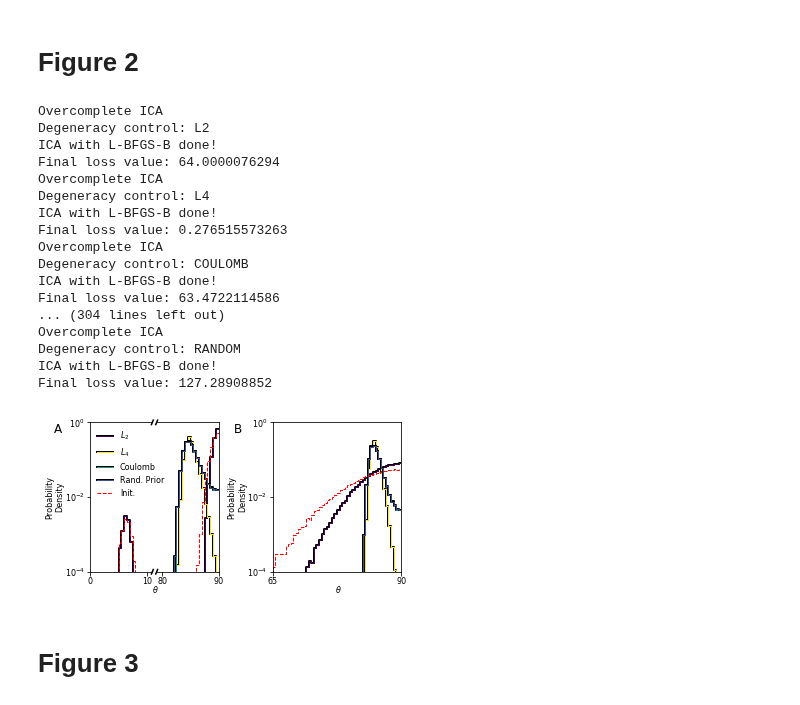
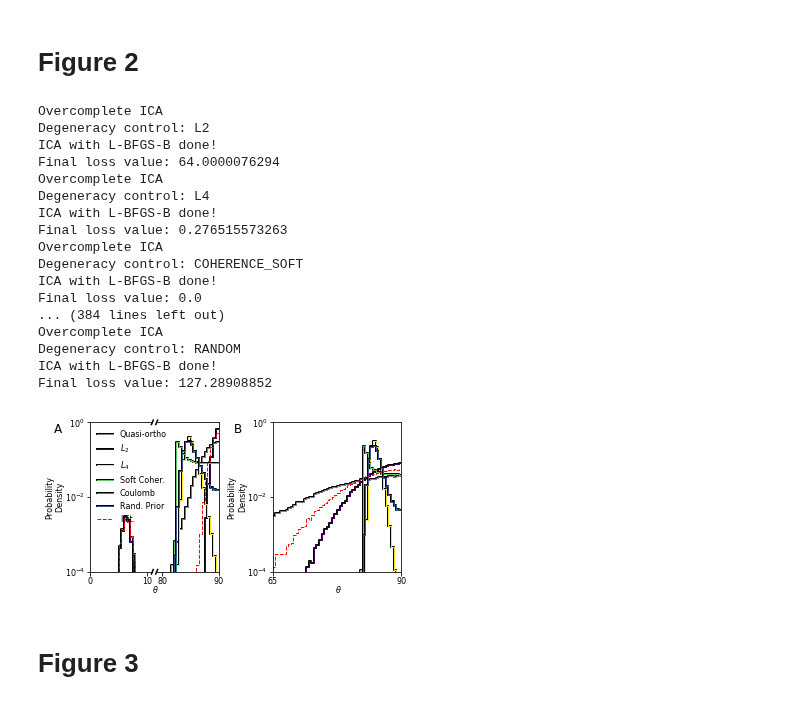
Before and after one commit to JesseLivezey/oc_ica, a Jupyter notebook: notebooks/figs_1_2_3.ipynb, the cells around one changed output. Saved outputs shown, nothing was run; the diff lists cells and outputs as text; code cells hidden in the pictures.

```diff
--- a/notebooks/figs_1_2_3.ipynb
+++ b/notebooks/figs_1_2_3.ipynb
@@ -19,26 +19,26 @@ plotting.plot_figure1('/home/jesse/Downloads/figure1.pdf')
 # Figure 2
 # %%
 reload(plotting)
-plotting.plot_figure2('/home/jesse/Downloads/figure2.pdf', n_iter=10)
+plotting.plot_figure2('/home/jesse/Downloads/figure2_all.pdf', n_iter=10, subset=False)
 # %% [output]
 Overcomplete ICA
 Degeneracy control: L2
 ICA with L-BFGS-B done!
 Final loss value: 64.0000076294
 Overcomplete ICA
 Degeneracy control: L4
 ICA with L-BFGS-B done!
 Final loss value: 0.276515573263
 Overcomplete ICA
-Degeneracy control: COULOMB
+Degeneracy control: COHERENCE_SOFT
 ICA with L-BFGS-B done!
-Final loss value: 63.4722114586
-... (304 lines left out)
+Final loss value: 0.0
+... (384 lines left out)
 Overcomplete ICA
 Degeneracy control: RANDOM
 ICA with L-BFGS-B done!
 Final loss value: 127.28908852
-[figure, old version]
+[figure, new version]
 # %% [markdown]
 # Figure 3
 # %%
```
Also changed, not shown: 4 other files.
